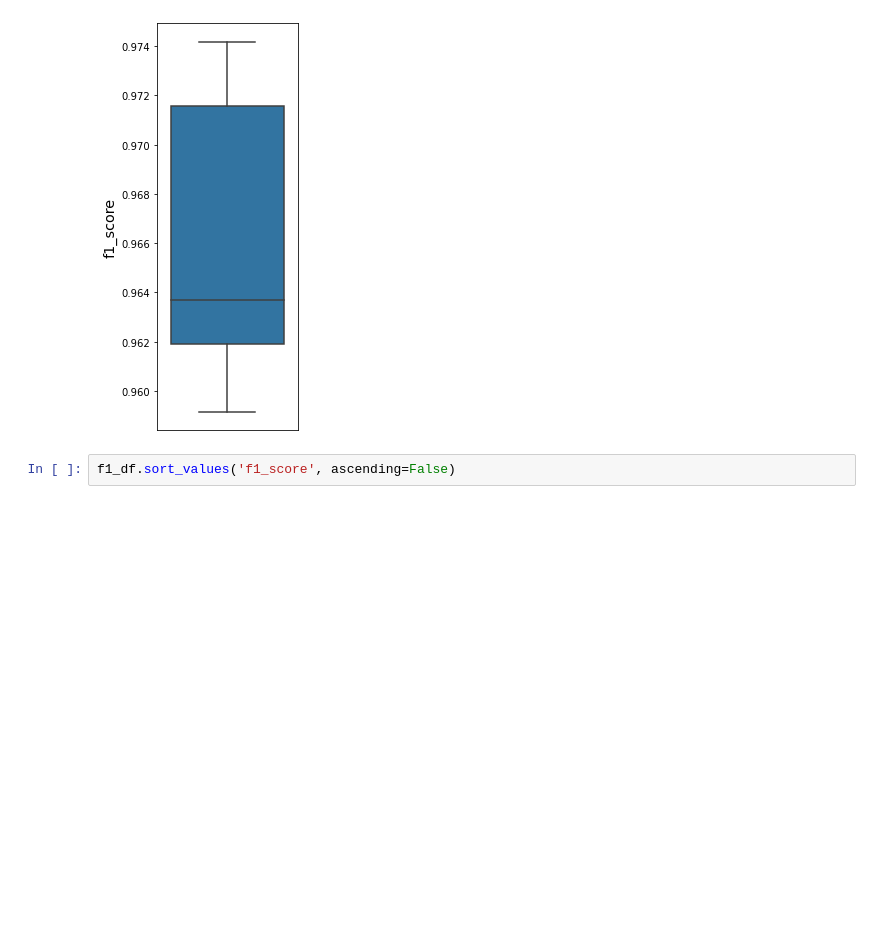
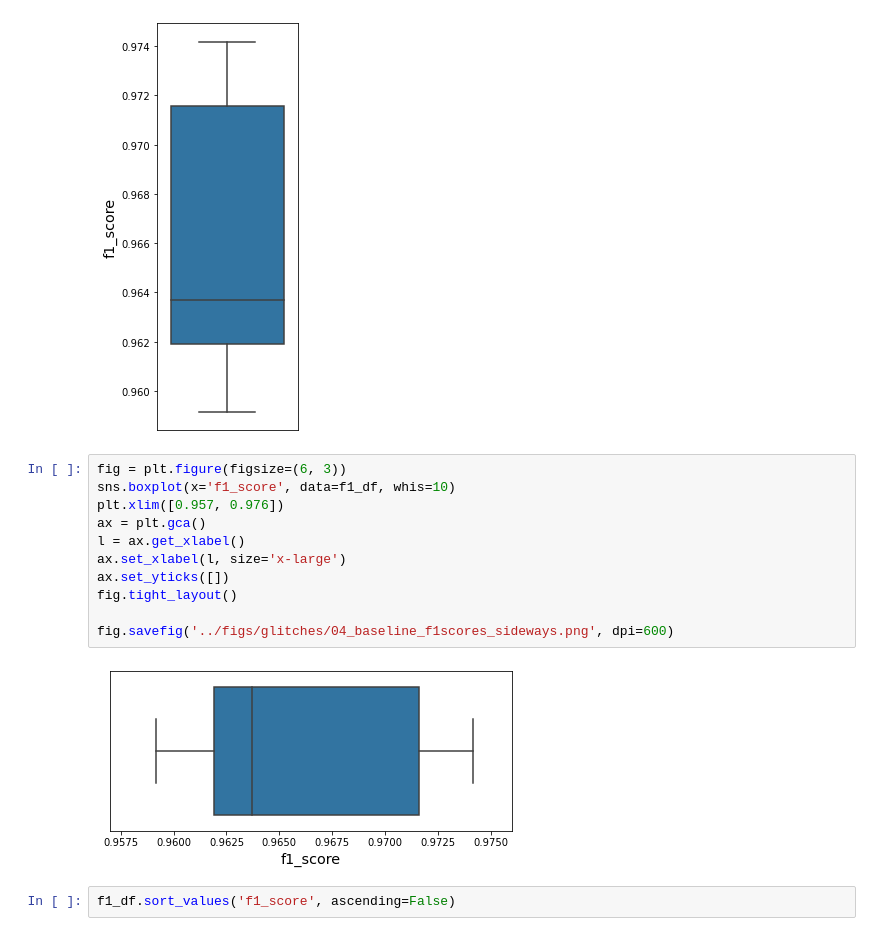
Before and after one commit to tttiago/GravitySpyClassifier, a Jupyter notebook: 04_baseline_best_val_evaluation.ipynb, the cells around one changed output. Saved outputs shown, nothing was run; the diff lists cells and outputs as text; blank space fills up the shorter version.

```diff
--- a/04_baseline_best_val_evaluation.ipynb
+++ b/04_baseline_best_val_evaluation.ipynb
@@ -58,6 +58,19 @@ fig.tight_layout()
 fig.savefig('../figs/glitches/04_baseline_f1scores.pdf', dpi=300)
 # %% [output]
 [figure]
+# %%
+fig = plt.figure(figsize=(6, 3))
+sns.boxplot(x='f1_score', data=f1_df, whis=10)
+plt.xlim([0.957, 0.976])
+ax = plt.gca()
+l = ax.get_xlabel()
+ax.set_xlabel(l, size='x-large')
+ax.set_yticks([])
+fig.tight_layout()
+
+fig.savefig('../figs/glitches/04_baseline_f1scores_sideways.png', dpi=600)
+# %% [output]
+[figure, added]
 # %%
 f1_df.sort_values('f1_score', ascending=False)
 # %% [output]
```
Also changed, not shown: parts of 2 cells of this notebook, 3 other files.
